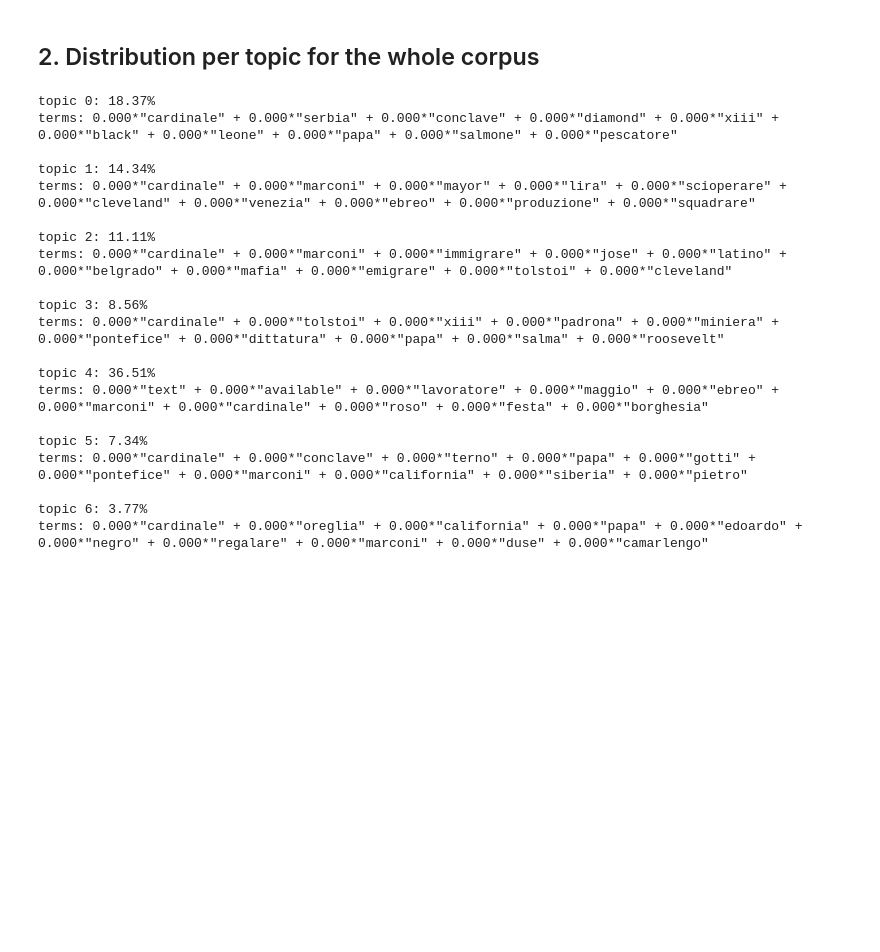
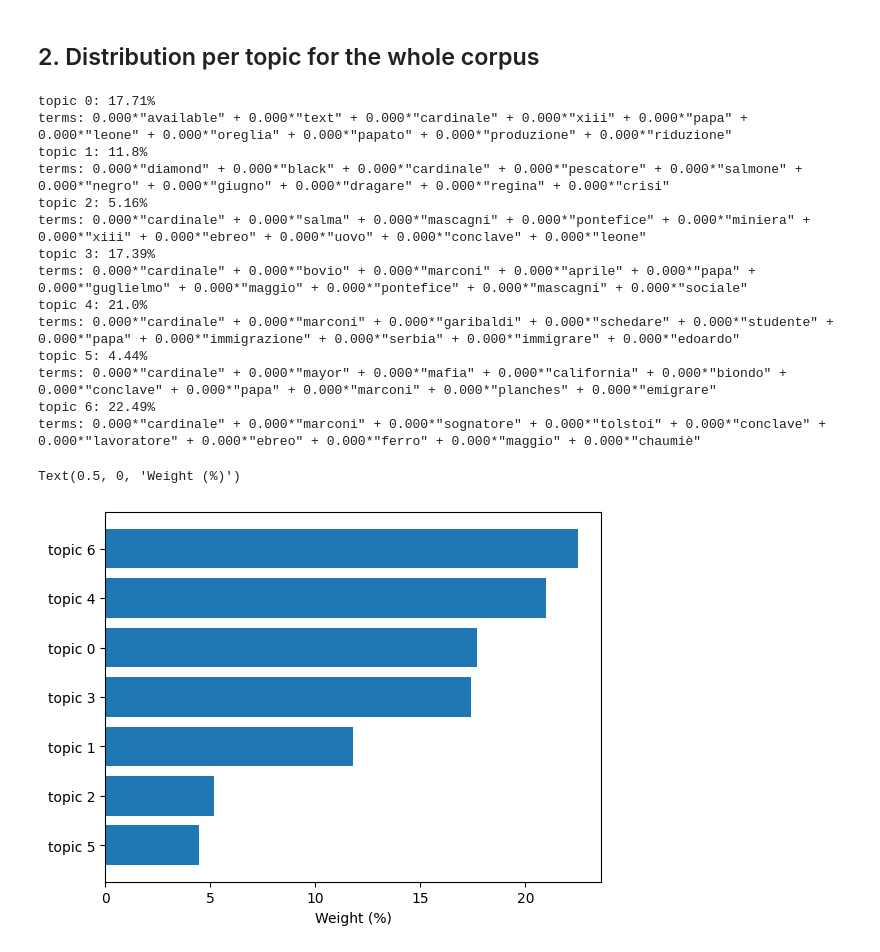
Before and after one commit to DHARPA-Project/TopicModelling-, a Jupyter notebook: topic_modelling_tfidf.ipynb, the cells around one changed output. Cells and saved outputs as stored; diff of their text form; code cells hidden in the pictures; blank space fills up the shorter version.

```diff
--- a/topic_modelling_tfidf.ipynb
+++ b/topic_modelling_tfidf.ipynb
@@ -379,30 +363,42 @@ distribution
 # %% [markdown]
 ## 2. Distribution per topic for the whole corpus
 # %%
-for i in range(len(distribution.columns)):
-  topic_weight = round(sum(distribution.iloc[:,i]),2)
+topics = []
+topic_weights = []
+for i in range(len(distribution.columns)-1):
+  topic_weight = round(sum(distribution.iloc[:,i+1]),2)
+  topic_weights.append(topic_weight)
   print( f'topic {i}: {topic_weight}%' )
   topic = ldagensim_tfidf.print_topics()[i][1]
+  topics.append(i)
   print( f'terms: {topic} ')
-  print( )
 # %% [output]
-topic 0: 18.37%
-terms: 0.000*"cardinale" + 0.000*"serbia" + 0.000*"conclave" + 0.000*"diamond" + 0.000*"xiii" + 0.000*"black" + 0.000*"leone" + 0.000*"papa" + 0.000*"salmone" + 0.000*"pescatore"
-
-topic 1: 14.34%
-terms: 0.000*"cardinale" + 0.000*"marconi" + 0.000*"mayor" + 0.000*"lira" + 0.000*"scioperare" + 0.000*"cleveland" + 0.000*"venezia" + 0.000*"ebreo" + 0.000*"produzione" + 0.000*"squadrare"
-
-topic 2: 11.11%
-terms: 0.000*"cardinale" + 0.000*"marconi" + 0.000*"immigrare" + 0.000*"jose" + 0.000*"latino" + 0.000*"belgrado" + 0.000*"mafia" + 0.000*"emigrare" + 0.000*"tolstoi" + 0.000*"cleveland"
-
-topic 3: 8.56%
-terms: 0.000*"cardinale" + 0.000*"tolstoi" + 0.000*"xiii" + 0.000*"padrona" + 0.000*"miniera" + 0.000*"pontefice" + 0.000*"dittatura" + 0.000*"papa" + 0.000*"salma" + 0.000*"roosevelt"
-
-topic 4: 36.51%
-terms: 0.000*"text" + 0.000*"available" + 0.000*"lavoratore" + 0.000*"maggio" + 0.000*"ebreo" + 0.000*"marconi" + 0.000*"cardinale" + 0.000*"roso" + 0.000*"festa" + 0.000*"borghesia"
-
-topic 5: 7.34%
-terms: 0.000*"cardinale" + 0.000*"conclave" + 0.000*"terno" + 0.000*"papa" + 0.000*"gotti" + 0.000*"pontefice" + 0.000*"marconi" + 0.000*"california" + 0.000*"siberia" + 0.000*"pietro"
-
-topic 6: 3.77%
-terms: 0.000*"cardinale" + 0.000*"oreglia" + 0.000*"california" + 0.000*"papa" + 0.000*"edoardo" + 0.000*"negro" + 0.000*"regalare" + 0.000*"marconi" + 0.000*"duse" + 0.000*"camarlengo"
+topic 0: 17.71%
+terms: 0.000*"available" + 0.000*"text" + 0.000*"cardinale" + 0.000*"xiii" + 0.000*"papa" + 0.000*"leone" + 0.000*"oreglia" + 0.000*"papato" + 0.000*"produzione" + 0.000*"riduzione"
+topic 1: 11.8%
+terms: 0.000*"diamond" + 0.000*"black" + 0.000*"cardinale" + 0.000*"pescatore" + 0.000*"salmone" + 0.000*"negro" + 0.000*"giugno" + 0.000*"dragare" + 0.000*"regina" + 0.000*"crisi"
+topic 2: 5.16%
+terms: 0.000*"cardinale" + 0.000*"salma" + 0.000*"mascagni" + 0.000*"pontefice" + 0.000*"miniera" + 0.000*"xiii" + 0.000*"ebreo" + 0.000*"uovo" + 0.000*"conclave" + 0.000*"leone"
+topic 3: 17.39%
+terms: 0.000*"cardinale" + 0.000*"bovio" + 0.000*"marconi" + 0.000*"aprile" + 0.000*"papa" + 0.000*"guglielmo" + 0.000*"maggio" + 0.000*"pontefice" + 0.000*"mascagni" + 0.000*"sociale"
+topic 4: 21.0%
+terms: 0.000*"cardinale" + 0.000*"marconi" + 0.000*"garibaldi" + 0.000*"schedare" + 0.000*"studente" + 0.000*"papa" + 0.000*"immigrazione" + 0.000*"serbia" + 0.000*"immigrare" + 0.000*"edoardo"
+topic 5: 4.44%
+terms: 0.000*"cardinale" + 0.000*"mayor" + 0.000*"mafia" + 0.000*"california" + 0.000*"biondo" + 0.000*"conclave" + 0.000*"papa" + 0.000*"marconi" + 0.000*"planches" + 0.000*"emigrare"
+topic 6: 22.49%
+terms: 0.000*"cardinale" + 0.000*"marconi" + 0.000*"sognatore" + 0.000*"tolstoi" + 0.000*"conclave" + 0.000*"lavoratore" + 0.000*"ebreo" + 0.000*"ferro" + 0.000*"maggio" + 0.000*"chaumiè"
+# %%
+# dataframe with values to sort them by order of importance
+distribution_df = pd.DataFrame(topic_weights, columns=['weight'])
+# %%
+distribution_df['topics'] = topics
+distribution_df['topics'] = distribution_df['topics'].apply(lambda x: f'topic {x}')
+distribution_df = distribution_df.sort_values(by=['weight'])
+# %%
+plt.rcdefaults()
+fig, ax = plt.subplots()
+ax.barh(distribution_df['topics'], distribution_df['weight'], align='center')
+ax.set_xlabel('Weight (%)')
+# %% [output]
+Text(0.5, 0, 'Weight (%)')
+[figure, added]
```
Also changed, not shown: parts of 24 cells of this notebook.
